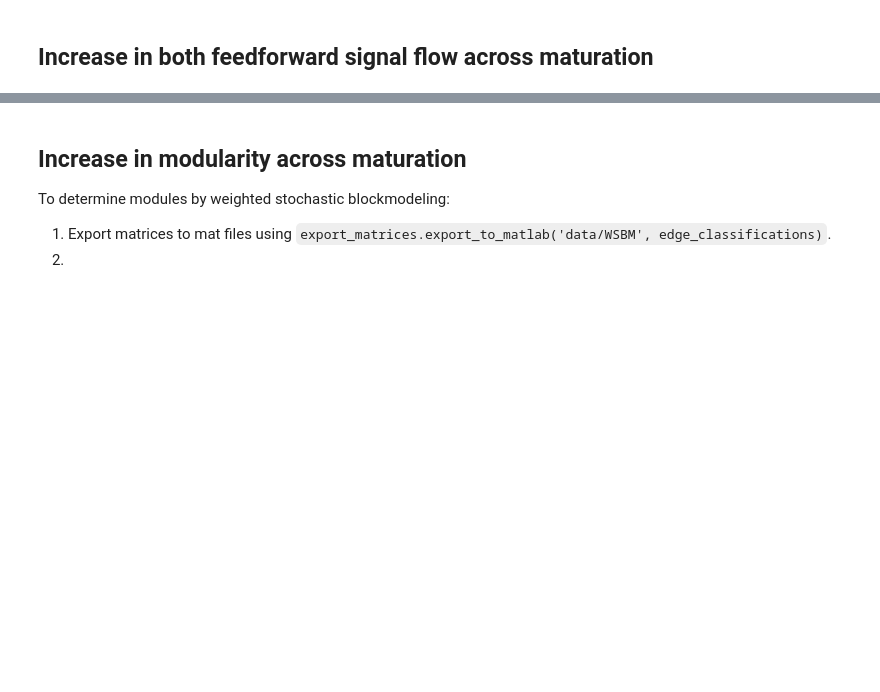
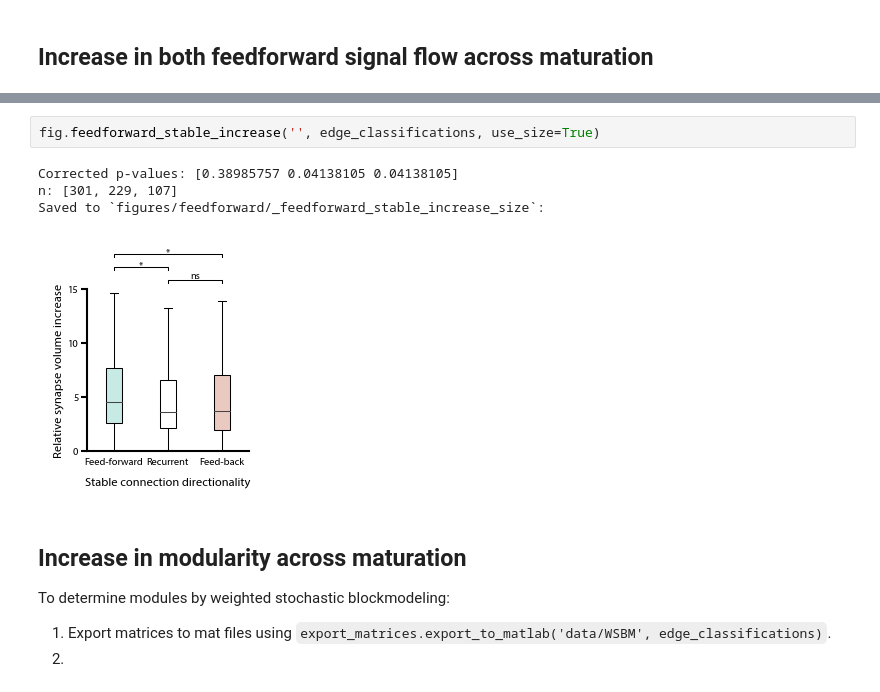
Before and after one commit to dwitvliet/nature2021, a Jupyter notebook: generate_figures.ipynb, the cells around one changed output, grey strips where cells are left out. Drawn from its saved outputs; the diff is of its cells as text; blank space fills up the shorter version.

```diff
--- a/generate_figures.ipynb
+++ b/generate_figures.ipynb
@@ -314,5 +330,12 @@ Corrected p-values: 0.10772123669287088
 Saved to `figures/feedforward/_feedforward_global_shift`:
 [figure]
+# %%
+fig.feedforward_stable_increase('', edge_classifications, use_size=True)
+# %% [output]
+Corrected p-values: [0.38985757 0.04138105 0.04138105]
+n: [301, 229, 107]
+Saved to `figures/feedforward/_feedforward_stable_increase_size`:
+[figure, added]
 # %% [markdown]
 ## Increase in modularity across maturation
 
```
Also changed, not shown: parts of 4 cells of this notebook, 9 other files.
